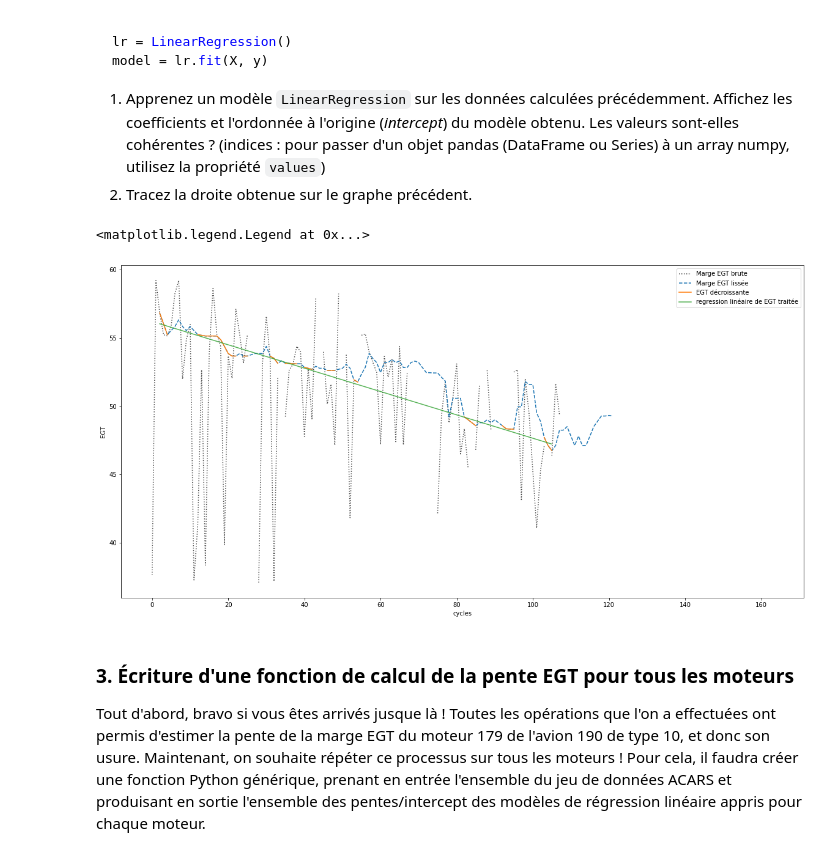
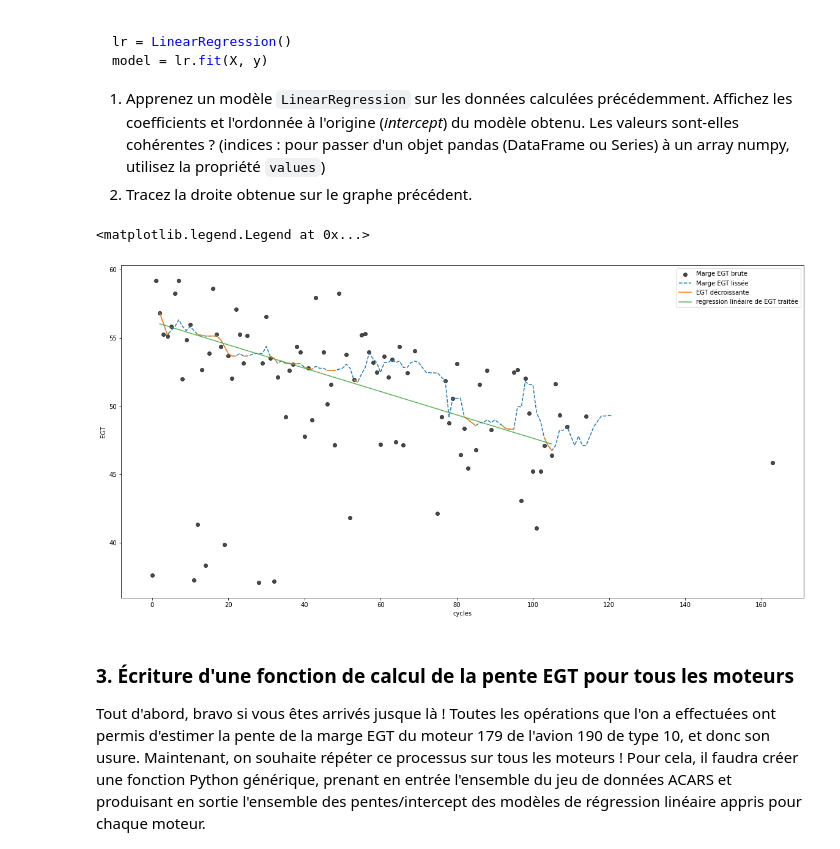
Before and after one commit to KrValentin/stats_descriptives, a Jupyter notebook: TD3.ipynb, the cells around one changed output. Saved outputs shown, nothing was run; the diff lists cells and outputs as text; code cells hidden in the pictures.

```diff
--- a/TD3.ipynb
+++ b/TD3.ipynb
@@ -286,16 +286,16 @@ lf = LinearRegression(fit_intercept=False)
 model = lf.fit(X, EGT_f)
 # %%
 fig, ax = plt.subplots()
-egt.plot(ax =ax, color = 'k', alpha = 0.7, style = ':')
+ax.scatter(egt.index, egt.values, color = 'k', alpha = 0.7)
 egt_rolling.plot(ax = ax , style = '--')
 egt_non_decreasing.plot(ax=ax)
 
 plt.ylabel('EGT')
 ax.plot(CYCLES, model.coef_[0]+ model.coef_[1]*CYCLES, alpha = 0.8 )
 plt.legend( ['Marge EGT brute', 'Marge EGT lissée', 'EGT décroissante', 'regression linéaire de EGT traitée'])
 # %% [output]
 <matplotlib.legend.Legend at 0x...>
-[figure, old version]
+[figure, new version]
 # %% [markdown]
 ### 3. Écriture d'une fonction de calcul de la pente EGT pour tous les moteurs
 
```
Also changed, not shown: parts of 3 cells of this notebook.
